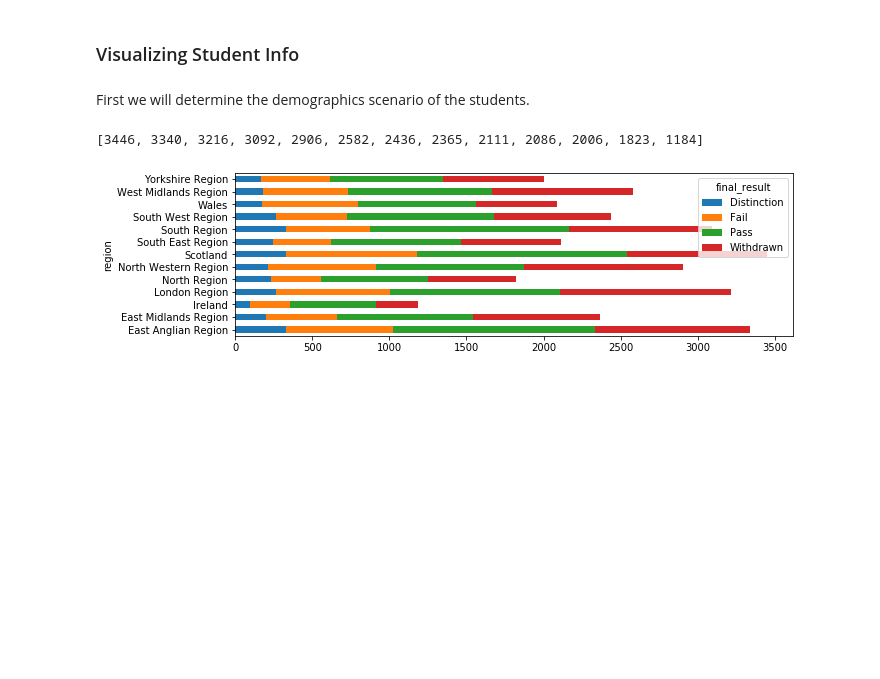
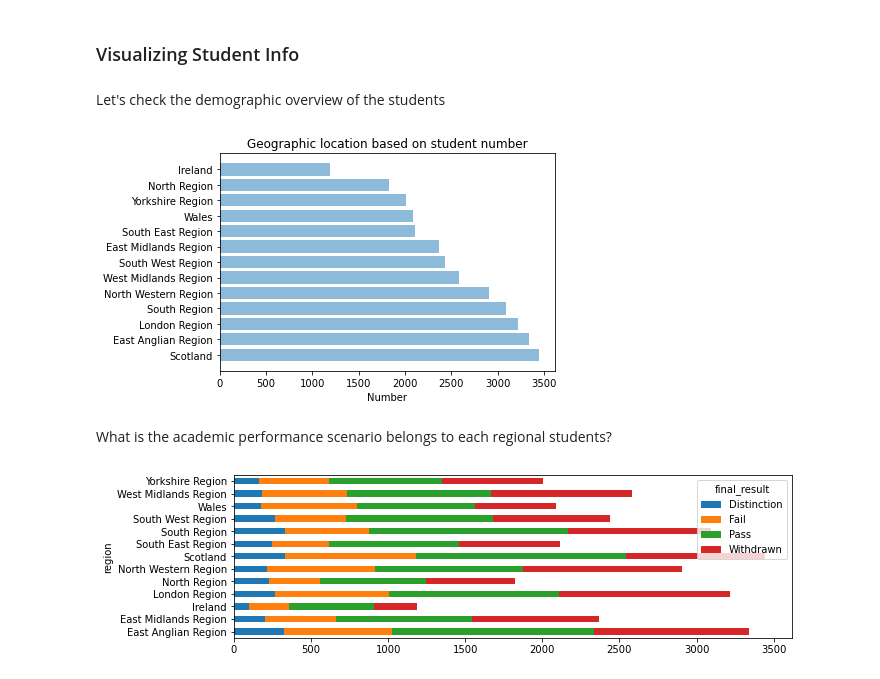
Before and after one commit to rayansami/behaviour-analysis, a Jupyter notebook: Analyzing_Open_University_Learning_Analytics_Dataset.ipynb, the cells around one changed output. Cells and saved outputs as stored; diff of their text form; code cells hidden in the pictures; blank space fills up the shorter version.

```diff
--- a/Analyzing_Open_University_Learning_Analytics_Dataset.ipynb
+++ b/Analyzing_Open_University_Learning_Analytics_Dataset.ipynb
@@ -240,31 +240,33 @@ Maximum_Credits(Fail) 360
 # %% [markdown]
 ### Visualizing Student Info
 # %% [markdown]
-<p>First we will determine the demographics scenario of the students. </p>
+<p>Let's check the demographic overview of the students</p>
 # %%
 objects = ('Scotland',
            'East Anglian Region',
            'London Region',
            'South Region',
            'North Western Region',
            'West Midlands Region',
            'South West Region',
            'East Midlands Region',
            'South East Region',
            'Wales',
            'Yorkshire Region',
            'North Region',
            'Ireland' )
 y_pos = np.arange(len(objects))
-performance = student_info['region'].value_counts(sort=True).to_list()
-performance
-#plt.barh(y_pos, performance, align='center', alpha=0.5)
-#plt.yticks(y_pos, objects)
-#plt.xlabel('Number')
-#plt.title('Geographic location based on student number')
-#plt.show()
+# Region wise total students
+total_students_per_region = student_info['region'].value_counts(sort=True).to_list()
+plt.barh(y_pos, total_students_per_region, align='center', alpha=0.5)
+plt.yticks(y_pos, objects)
+plt.xlabel('Number')
+plt.title('Geographic location based on student number')
+plt.show()
 # %% [output]
-[3446, 3340, 3216, 3092, 2906, 2582, 2436, 2365, 2111, 2086, 2006, 1823, 1184]
+[figure, added]
+# %% [markdown]
+What is the academic performance scenario belongs to each regional students?
 # %%
 pd.crosstab(student_info.region, student_info.final_result).plot.barh(stacked = True, figsize=(10,3));
 # %% [output]
```
Also changed, not shown: parts of 21 cells of this notebook.
